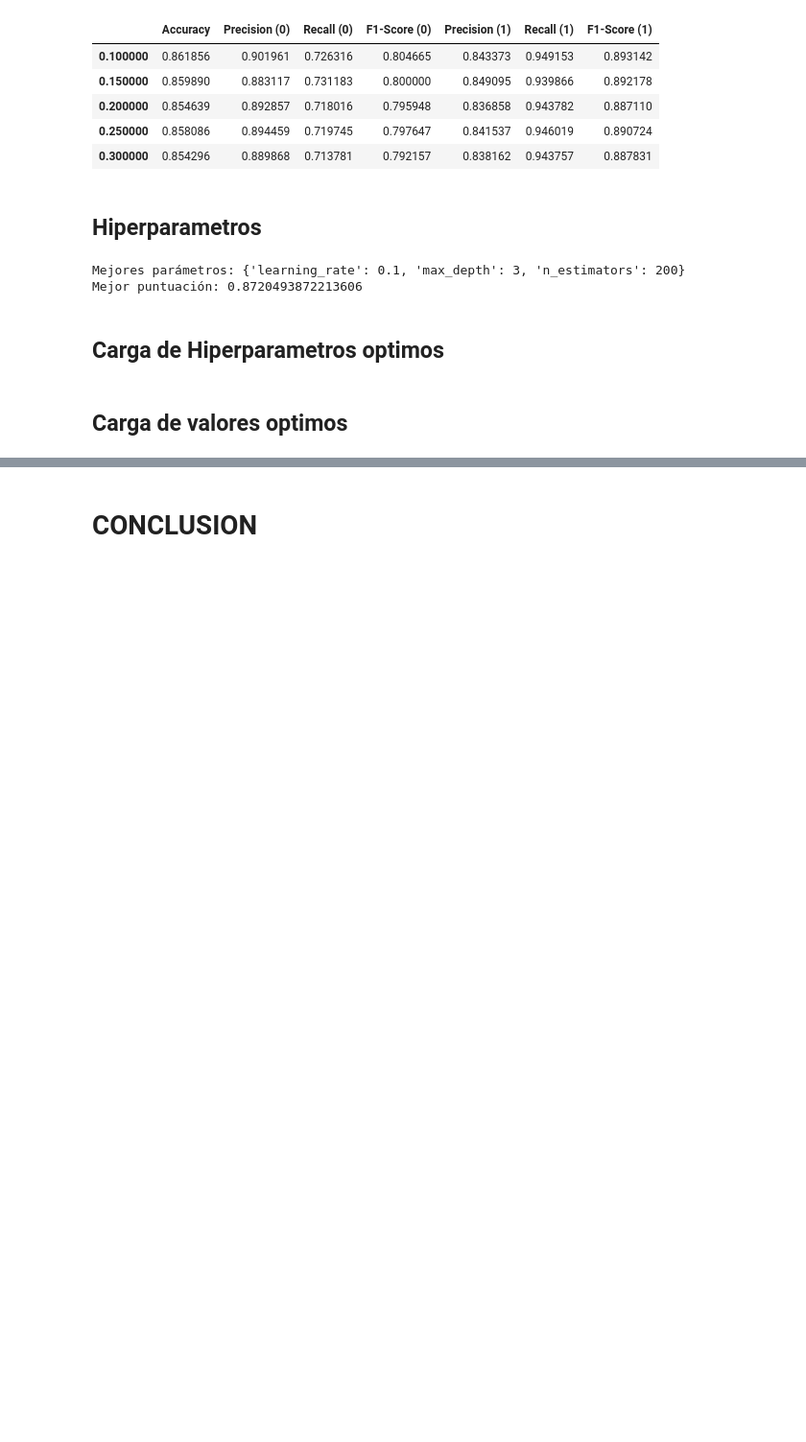
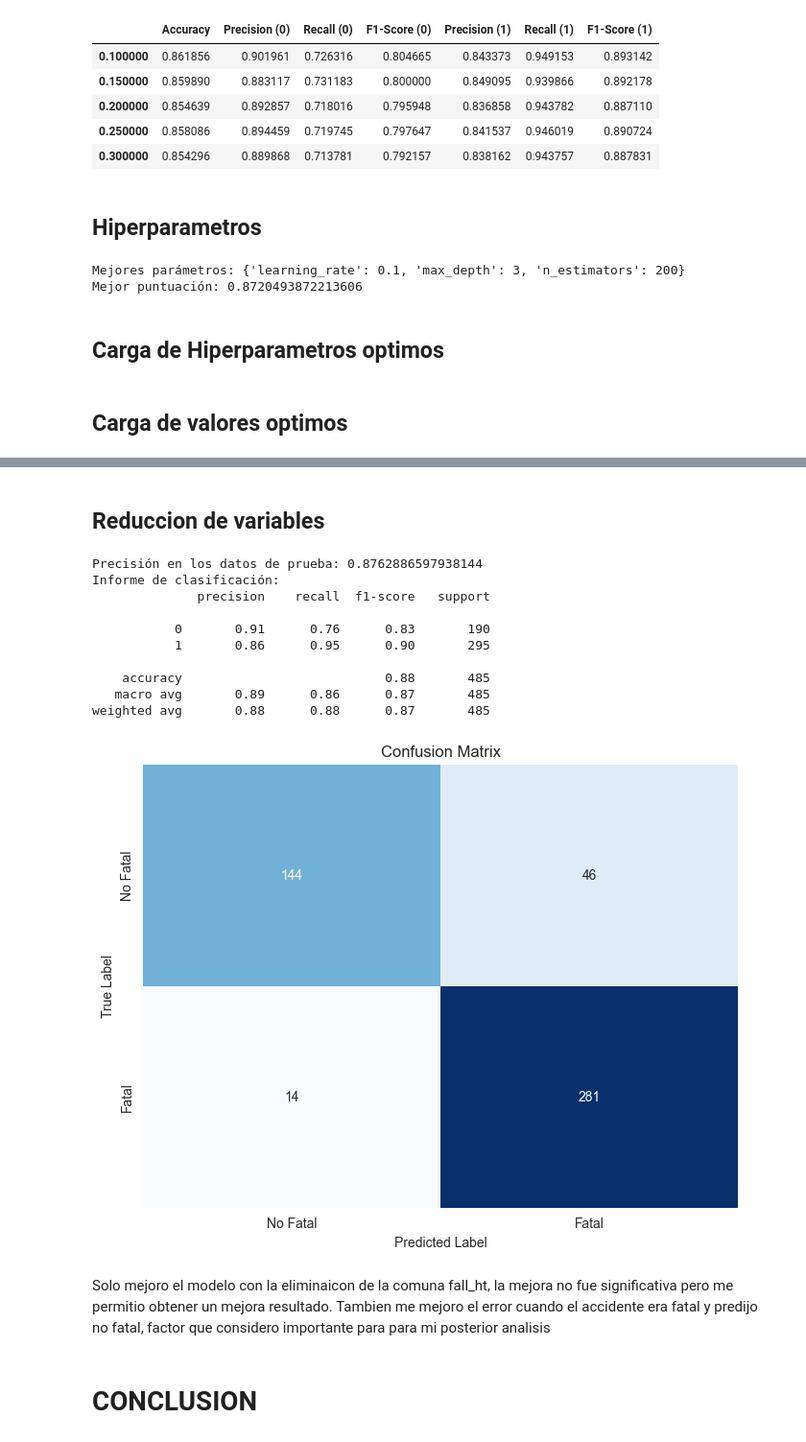
Before and after one commit to FernandoMurray1985/DataScience, a Jupyter notebook: Proyecto_ParteIII_FernandoMurray.ipynb, the cells around one changed output, grey strips where cells are left out. Shown at 96% size. Cells and saved outputs as stored; diff of their text form; code cells hidden in the pictures; blank space fills up the shorter version.

Commit message:
Presentación Final
Análisis de reducción de variables

```diff
--- a/Proyecto_ParteIII_FernandoMurray.ipynb
+++ b/Proyecto_ParteIII_FernandoMurray.ipynb
@@ -649,3 +679,60 @@ weighted avg       0.88      0.88      0.87       485
+# %% [markdown]
+## Reduccion de variables
+# %%
+# Crear y configurar el modelo con los mejores parámetros encontrados
+best_params = {'learning_rate': 0.1, 'max_depth': 3, 'n_estimators': 200}
+model = GradientBoostingClassifier(**best_params)
+
+# Eliminar la columna 'Build_Stor' que es numérica pero no aporta, es el ID de la base de datos
+df_numerico_mod = df_numerico.drop(columns=['fall_ht'])
+
+#Defino mi variable Objetivo del dataset
+x = df_numerico_mod.drop(columns=['Degree of Injury'])
+y = df['Degree of Injury']
+
+
+# Vuelvo a realizar los calculos con los nuevos valores optenidos
+# Paso 2: Dividir el conjunto de datos en entrenamiento y prueba
+X_train, X_test, y_train, y_test = train_test_split(x, y, test_size=0.1, random_state=42)
+
+# Entrenar el modelo con los datos de entrenamiento
+model.fit(X_train, y_train)
+
+# Hacer predicciones con el modelo entrenado
+y_pred = model.predict(X_test)
+
+# Evaluar el rendimiento del modelo
+accuracy = accuracy_score(y_test, y_pred)
+report = classification_report(y_test, y_pred)
+
+print(f"Precisión en los datos de prueba: {accuracy}")
+print(f"Informe de clasificación:\n{report}")
+
+# Calcular la matriz de confusión
+cm = confusion_matrix(y_test, y_pred)
+
+# Visualizar la matriz de confusión con etiquetas personalizadas
+plt.figure(figsize=(8, 6))
+sns.heatmap(cm, annot=True, fmt='g', cmap='Blues', cbar=False,
+            xticklabels=['No Fatal', 'Fatal'], yticklabels=['No Fatal', 'Fatal'])
+plt.xlabel('Predicted Label')
+plt.ylabel('True Label')
+plt.title('Confusion Matrix')
+plt.show()
+# %% [output]
+Precisión en los datos de prueba: 0.8762886597938144
+Informe de clasificación:
+              precision    recall  f1-score   support
+
+           0       0.91      0.76      0.83       190
+           1       0.86      0.95      0.90       295
+
+    accuracy                           0.88       485
+   macro avg       0.89      0.86      0.87       485
+weighted avg       0.88      0.88      0.87       485
+[figure, added]
+# %% [markdown]
+Solo mejoro el modelo con la eliminaicon de la comuna fall_ht, la mejora no fue significativa pero me permitio obtener un mejora resultado. Tambien me mejoro el error cuando el accidente era fatal y predijo no fatal, factor que considero importante para para mi posterior analisis
 # %% [markdown]
 # CONCLUSION
 # %% [markdown]
```
Also changed, not shown: parts of 9 cells of this notebook.
